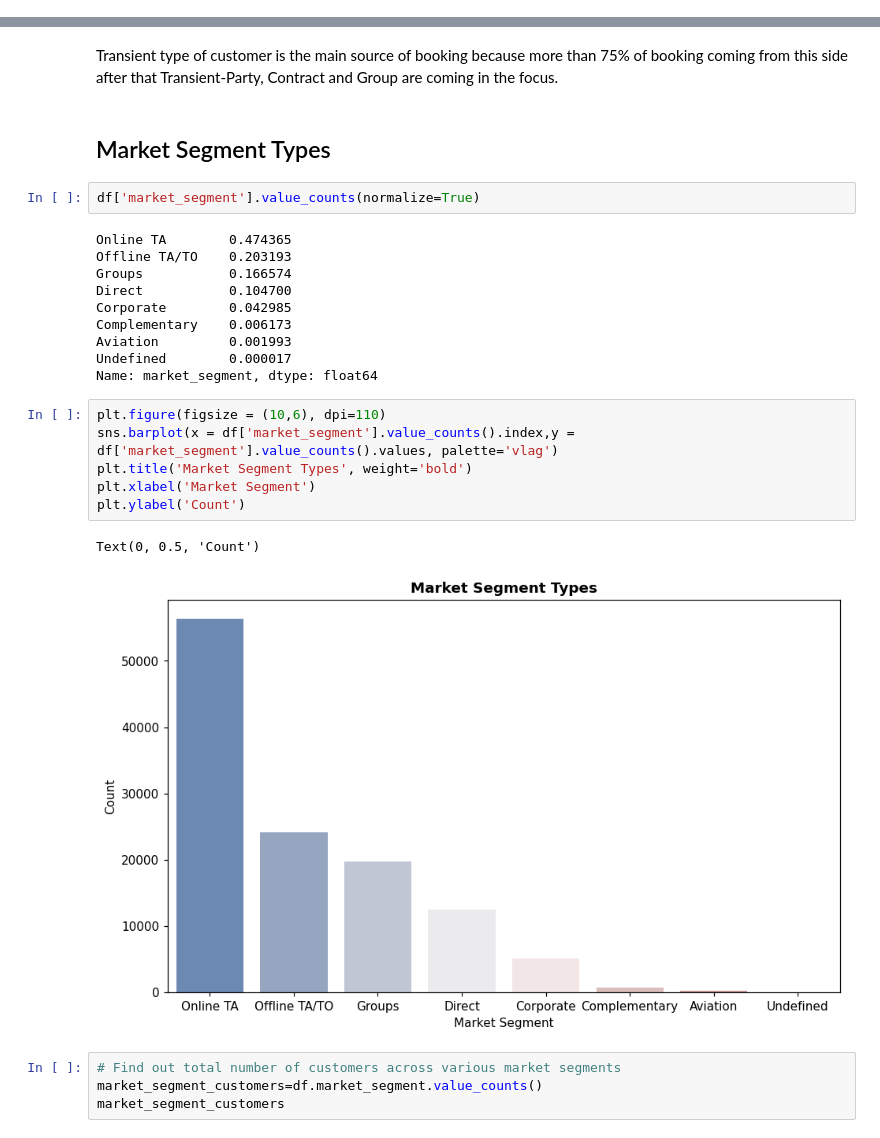
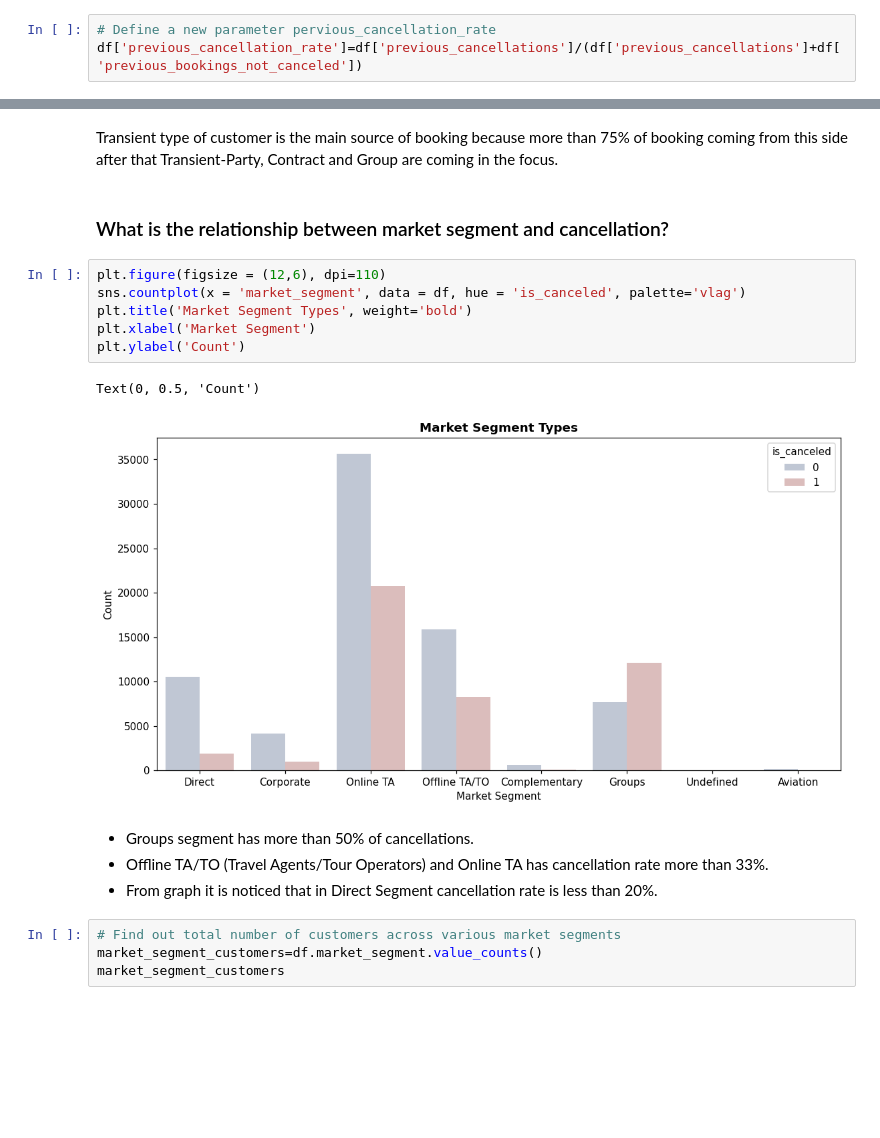
Before and after one commit to KK-Niraj/Hotel-Booking-Analysis, a Jupyter notebook: Hotel_Booking_Analysis_Capstone_Project.ipynb, the cells around one changed output, grey strips where cells are left out. Cells and saved outputs as stored; diff of their text form; blank space fills up the shorter version.

```diff
--- a/Hotel_Booking_Analysis_Capstone_Project.ipynb
+++ b/Hotel_Booking_Analysis_Capstone_Project.ipynb
@@ -238,0 +320,3 @@ Text(0.5, 0, 'Booking Cancelled (No = 0, Yes = 1)')
+# %%
+# Define a new parameter pervious_cancellation_rate
+df['previous_cancellation_rate']=df['previous_cancellations']/(df['previous_cancellations']+df['previous_bookings_not_canceled'])
@@ -590,29 +742,21 @@ Type of booking:
 4.   **Transient-party** — when the booking is transient, but is associated to at least other transient booking
 # %% [markdown]
 Transient type of customer is the main source of booking because more than 75% of booking coming from this side after that Transient-Party, Contract and Group are coming in the focus.
-# %% [markdown]
-## Market Segment Types
-# %%
-df['market_segment'].value_counts(normalize=True)
-# %% [output]
-Online TA        0.474365
-Offline TA/TO    0.203193
-Groups           0.166574
-Direct           0.104700
-Corporate        0.042985
-Complementary    0.006173
-Aviation         0.001993
-Undefined        0.000017
-Name: market_segment, dtype: float64
+# %% [markdown]
+### What is the relationship between market segment and cancellation?
 # %%
-plt.figure(figsize = (10,6), dpi=110)
-sns.barplot(x = df['market_segment'].value_counts().index,y = df['market_segment'].value_counts().values, palette='vlag')
+plt.figure(figsize = (12,6), dpi=110)
+sns.countplot(x = 'market_segment', data = df, hue = 'is_canceled', palette='vlag')
 plt.title('Market Segment Types', weight='bold')
 plt.xlabel('Market Segment')
 plt.ylabel('Count')
 # %% [output]
 Text(0, 0.5, 'Count')
-[figure, old version]
+[figure, new version]
+# %% [markdown]
+*   Groups segment has more than 50% of cancellations.
+*   Offline TA/TO (Travel Agents/Tour Operators) and Online TA has cancellation rate more than 33%.
+*   From graph it is noticed that in Direct Segment cancellation rate is less than 20%.
 # %%
 # Find out total number of customers across various market segments
 market_segment_customers=df.market_segment.value_counts()
```
Also changed, not shown: parts of 58 cells of this notebook.
